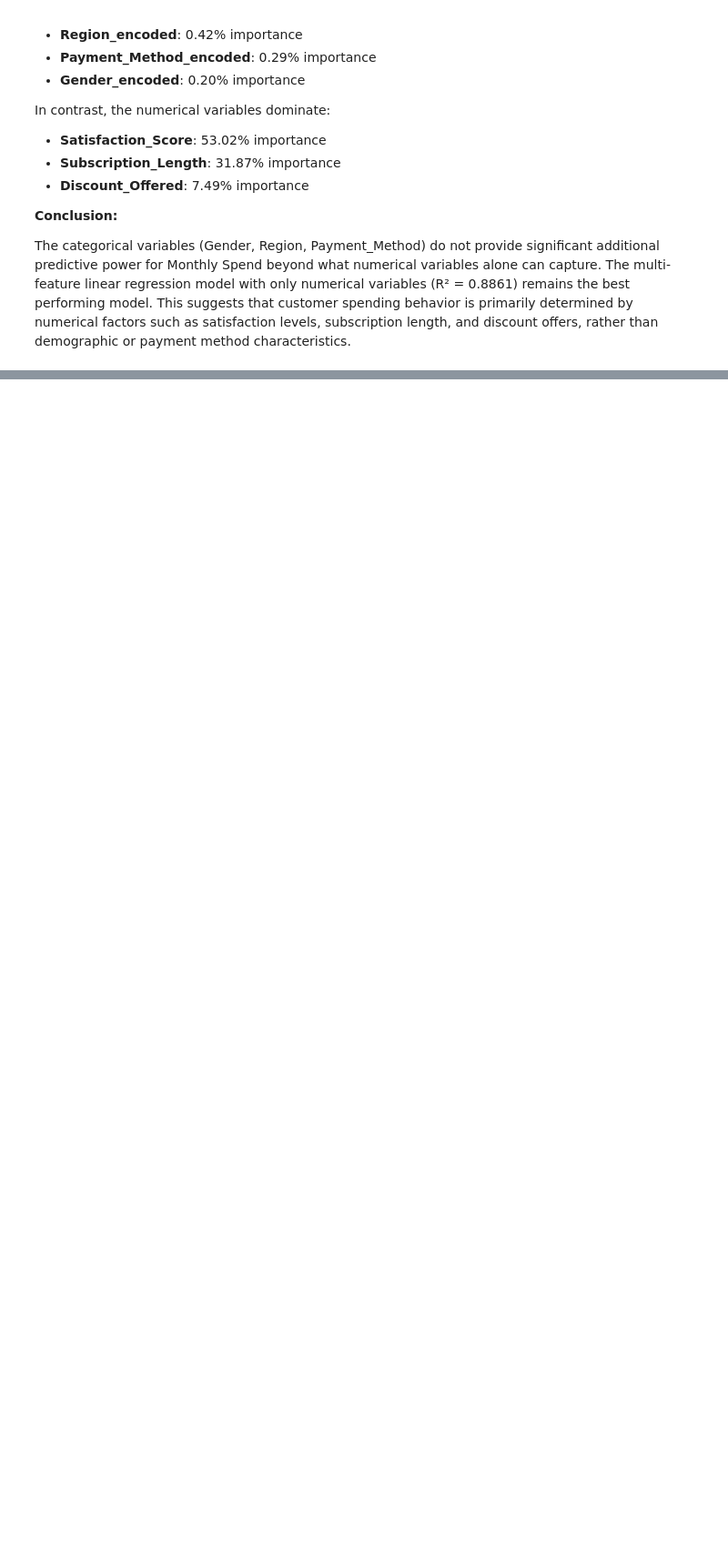
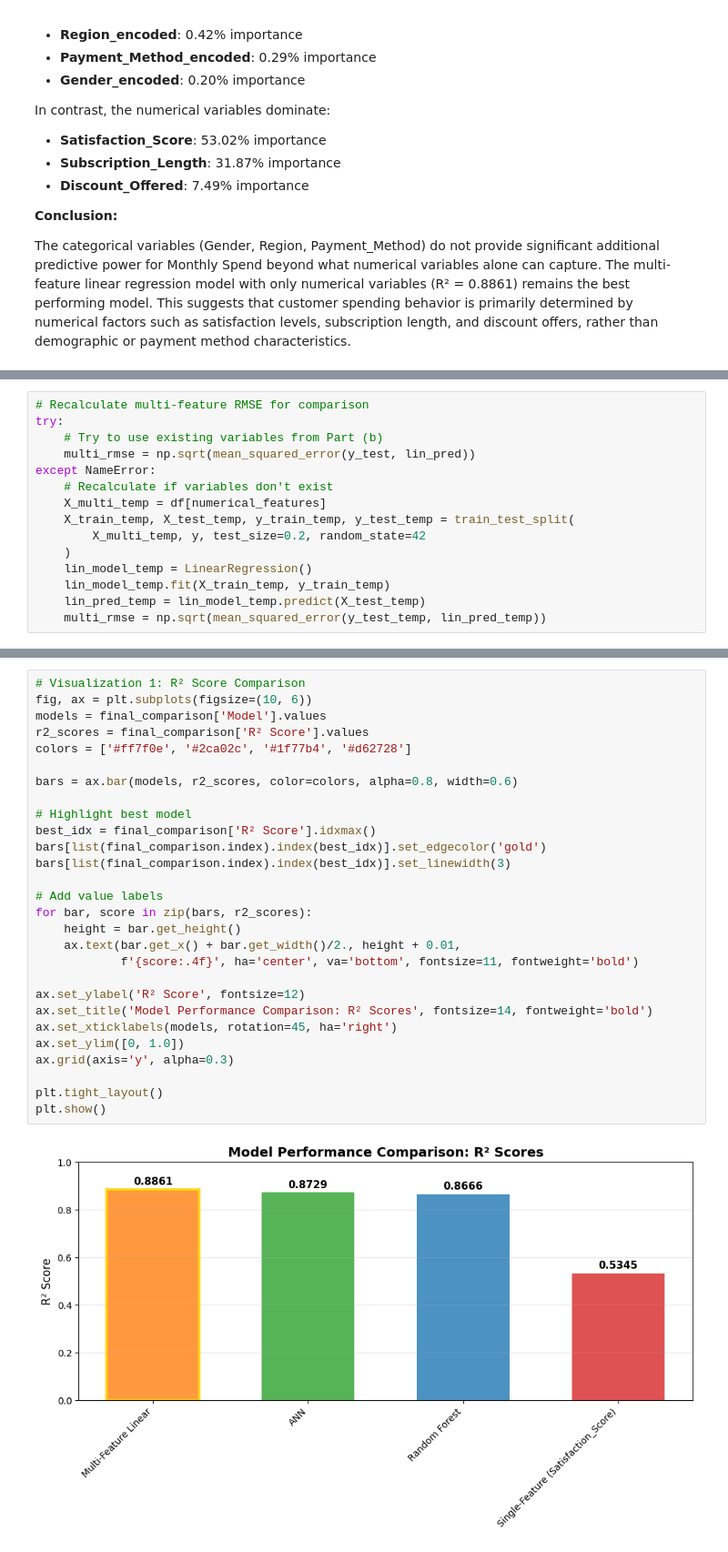
Before and after one commit to dannywu1101/AIFinalProject, a Jupyter notebook: Component1.ipynb, the cells around one changed output, grey strips where cells are left out. Shown at 91% size. Cells and saved outputs as stored; diff of their text form; blank space fills up the shorter version.

Commit message:
Component One: Part D and E

```diff
--- a/Component1.ipynb
+++ b/Component1.ipynb
@@ -574,0 +704,15 @@ The categorical variables (Gender, Region, Payment_Method) do not provide signif
+# %%
+# Recalculate multi-feature RMSE for comparison
+try:
+    # Try to use existing variables from Part (b)
+    multi_rmse = np.sqrt(mean_squared_error(y_test, lin_pred))
+except NameError:
+    # Recalculate if variables don't exist
+    X_multi_temp = df[numerical_features]
+    X_train_temp, X_test_temp, y_train_temp, y_test_temp = train_test_split(
+        X_multi_temp, y, test_size=0.2, random_state=42
+    )
+    lin_model_temp = LinearRegression()
+    lin_model_temp.fit(X_train_temp, y_train_temp)
+    lin_pred_temp = lin_model_temp.predict(X_test_temp)
+    multi_rmse = np.sqrt(mean_squared_error(y_test_temp, lin_pred_temp))
@@ -574,0 +867,30 @@ The categorical variables (Gender, Region, Payment_Method) do not provide signif
+# %%
+# Visualization 1: R² Score Comparison
+fig, ax = plt.subplots(figsize=(10, 6))
+models = final_comparison['Model'].values
+r2_scores = final_comparison['R² Score'].values
+colors = ['#ff7f0e', '#2ca02c', '#1f77b4', '#d62728']
+
+bars = ax.bar(models, r2_scores, color=colors, alpha=0.8, width=0.6)
+
+# Highlight best model
+best_idx = final_comparison['R² Score'].idxmax()
+bars[list(final_comparison.index).index(best_idx)].set_edgecolor('gold')
+bars[list(final_comparison.index).index(best_idx)].set_linewidth(3)
+
+# Add value labels
+for bar, score in zip(bars, r2_scores):
+    height = bar.get_height()
+    ax.text(bar.get_x() + bar.get_width()/2., height + 0.01,
+            f'{score:.4f}', ha='center', va='bottom', fontsize=11, fontweight='bold')
+
+ax.set_ylabel('R² Score', fontsize=12)
+ax.set_title('Model Performance Comparison: R² Scores', fontsize=14, fontweight='bold')
+ax.set_xticklabels(models, rotation=45, ha='right')
+ax.set_ylim([0, 1.0])
+ax.grid(axis='y', alpha=0.3)
+
+plt.tight_layout()
+plt.show()
+# %% [output]
+[figure, added]
```
Also changed, not shown: parts of 14 cells of this notebook.
